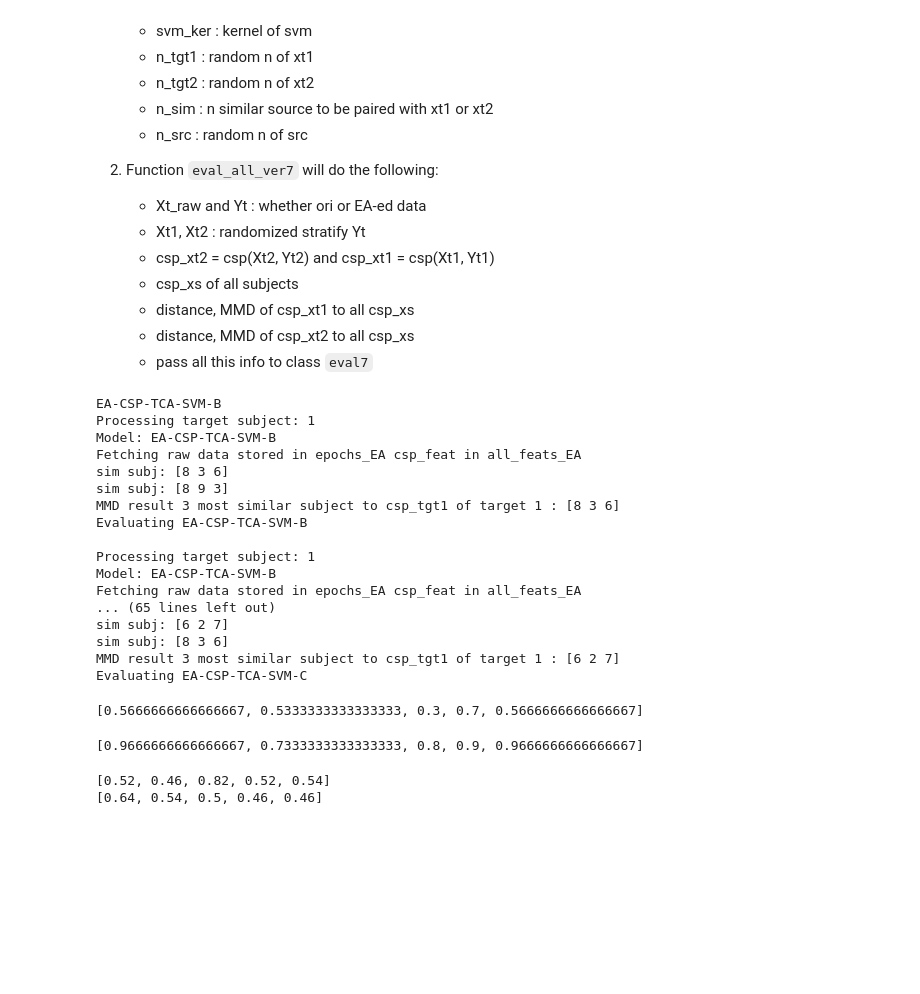
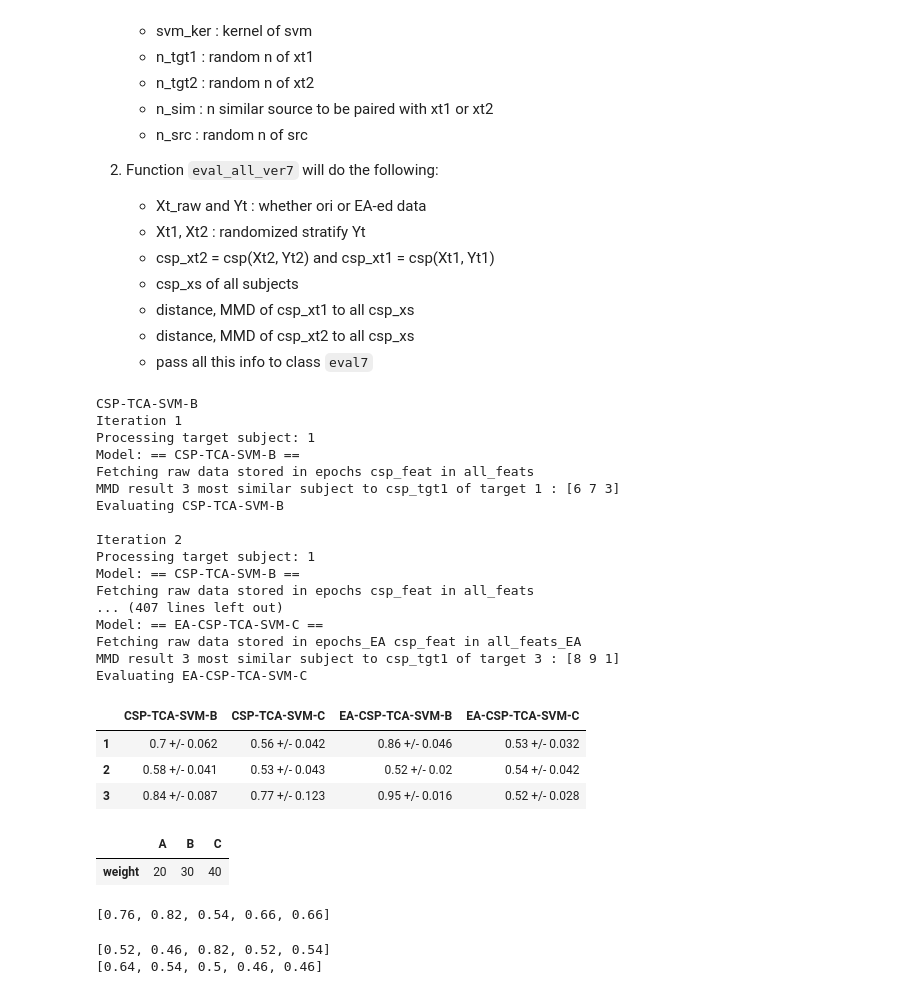
Before and after one commit to orvindemsy/ea-tca-mi-bci, a Jupyter notebook: main3.ipynb, the cells around one changed output. Cells and saved outputs as stored; diff of their text form; code cells hidden in the pictures; blank space fills up the shorter version.

Commit message:
upd formatt mean, std sc

```diff
--- a/main3.ipynb
+++ b/main3.ipynb
@@ -419,4 +426,4 @@ class TCA:
 # %%
 # Function to convert score and std to +/- form
-conv = lambda sc, std: str(np.round(sc, 2)) + ' +/- ' + str(np.round(std, 2))
-# print(conv(80.356, 0.5678))
+conv = lambda sc, std: str(f'{np.round(sc, 2):.2f}') + ' +/- ' + str(f'{np.round(std, 3):.2f}')
+# print(conv(80.3, 0.5678)) # 80.30 +/- 0.57
@@ -654,6 +610,6 @@ def eval_all_ver7(data, tgt_subj=1, model='CSP-TCA-SVM', tca_ker='linear',\
 # %%
 # %%capture
-models = ['EA-CSP-TCA-SVM-B', 'EA-CSP-TCA-SVM-C']
+models = ['CSP-TCA-SVM-B', 'CSP-TCA-SVM-C', 'EA-CSP-TCA-SVM-B', 'EA-CSP-TCA-SVM-C']
 data = TL_data
 n_iter = 5
 all_sc7 = {}
@@ -663,40 +619,55 @@ for m in models:
     all_sc7[m] = {}
 
 #     for t in data['tgt'].keys():
-    for t in [1]:
-        all_sc7[m][t] = []
+    for t in [1, 2, 3]:
+        all_sc7[m][t] = 0
+        scores = []
+        for i in range(n_iter):
+            print(f'Iteration {i+1}')
+            sc = eval_all_ver7(data, tgt_subj=t, model=m, tca_ker='rbf', \
+                               tca_dim=3, svm_ker='rbf', n_tgt1=30, n_tgt2=50, n_sim=3, n_src=144)
+            scores.append(sc)
 
-        for i in range(n_iter):
-            sc = eval_all_ver7(data, tgt_subj=t, model=m, tca_ker='rbf', \
-                               tca_dim=3, svm_ker='rbf', n_tgt1=30, n_tgt2=30, n_sim=3, n_src=144)
-
-            all_sc7[m][t].append(sc)
+        mean_sc, std_sc = np.array(scores).mean(), np.array(scores).std()
+        all_sc7[m][t] = conv(mean_sc, std_sc)
 # %% [output]
-EA-CSP-TCA-SVM-B
+CSP-TCA-SVM-B
+Iteration 1
 Processing target subject: 1
-Model: EA-CSP-TCA-SVM-B
+Model: == CSP-TCA-SVM-B ==
+Fetching raw data stored in epochs csp_feat in all_feats
+MMD result 3 most similar subject to csp_tgt1 of target 1 : [6 7 3]
+Evaluating CSP-TCA-SVM-B
+
+Iteration 2
+Processing target subject: 1
+Model: == CSP-TCA-SVM-B ==
+Fetching raw data stored in epochs csp_feat in all_feats
+... (407 lines left out)
+Model: == EA-CSP-TCA-SVM-C ==
 Fetching raw data stored in epochs_EA csp_feat in all_feats_EA
-sim subj: [8 3 6]
-sim subj: [8 9 3]
-MMD result 3 most similar subject to csp_tgt1 of target 1 : [8 3 6]
-Evaluating EA-CSP-TCA-SVM-B
-
-Processing target subject: 1
-Model: EA-CSP-TCA-SVM-B
-Fetching raw data stored in epochs_EA csp_feat in all_feats_EA
-... (65 lines left out)
-sim subj: [6 2 7]
-sim subj: [8 3 6]
-MMD result 3 most similar subject to csp_tgt1 of target 1 : [6 2 7]
+MMD result 3 most similar subject to csp_tgt1 of target 3 : [8 9 1]
 Evaluating EA-CSP-TCA-SVM-C
+# %%
+dframe(all_sc7)
+# %% [output]
+|  | CSP-TCA-SVM-B | CSP-TCA-SVM-C | EA-CSP-TCA-SVM-B | EA-CSP-TCA-SVM-C |
+| 1 | 0.7 +/- 0.062 | 0.56 +/- 0.042 | 0.86 +/- 0.046 | 0.53 +/- 0.032 |
+| 2 | 0.58 +/- 0.041 | 0.53 +/- 0.043 | 0.52 +/- 0.02 | 0.54 +/- 0.042 |
+| 3 | 0.84 +/- 0.087 | 0.77 +/- 0.123 | 0.95 +/- 0.016 | 0.52 +/- 0.028 |
+# %%
+pd.DataFrame({
+    'A': 20,
+    'B': 30,
+    'C': 40},
+    index = ['weight'])
+# %% [output]
+|  | A | B | C |
+| weight | 20 | 30 | 40 |
 # %%
-all_sc7['EA-CSP-TCA-SVM-C'][1]
+all_sc7['CSP-TCA-SVM-B'][1]
 # %% [output]
-[0.5666666666666667, 0.5333333333333333, 0.3, 0.7, 0.5666666666666667]
+[0.76, 0.82, 0.54, 0.66, 0.66]
-# %%
-all_sc7['EA-CSP-TCA-SVM-B'][1]
-# %% [output]
-[0.9666666666666667, 0.7333333333333333, 0.8, 0.9, 0.9666666666666667]
 # %%
 print(sc1)
 print(sc2)
```
Also changed, not shown: parts of 6 cells of this notebook.
